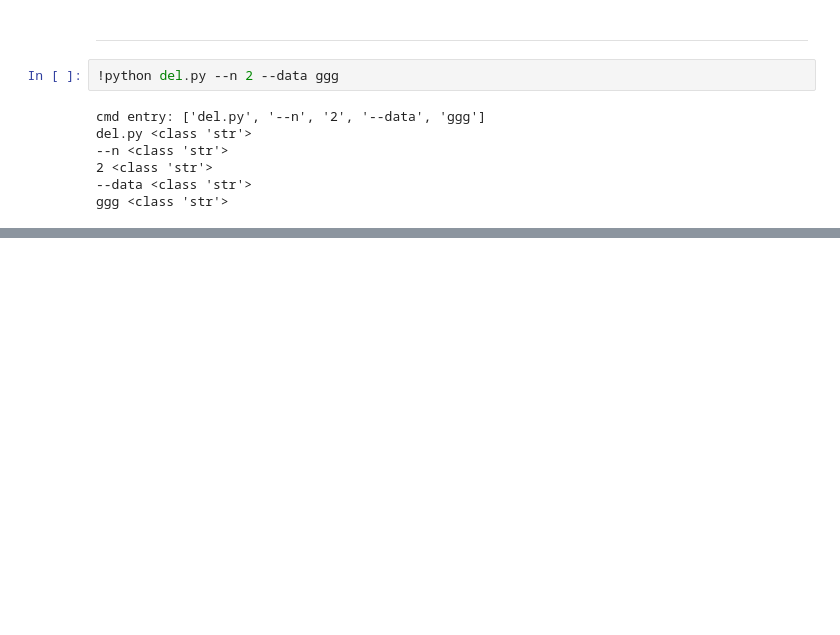
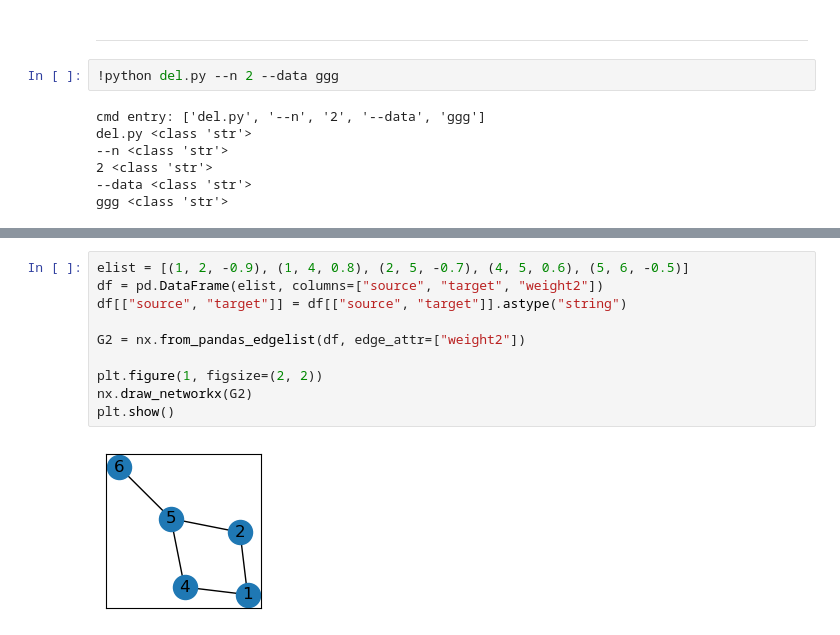
Before and after one commit to win7/GNN_Unsupervised, a Jupyter notebook: test.ipynb, the cells around one changed output, grey strips where cells are left out. Saved outputs shown, nothing was run; the diff lists cells and outputs as text; blank space fills up the shorter version.

```diff
--- a/test.ipynb
+++ b/test.ipynb
@@ -310,0 +337,12 @@ ggg <class 'str'>
+# %%
+elist = [(1, 2, -0.9), (1, 4, 0.8), (2, 5, -0.7), (4, 5, 0.6), (5, 6, -0.5)]
+df = pd.DataFrame(elist, columns=["source", "target", "weight2"])
+df[["source", "target"]] = df[["source", "target"]].astype("string")
+
+G2 = nx.from_pandas_edgelist(df, edge_attr=["weight2"])
+
+plt.figure(1, figsize=(2, 2))
+nx.draw_networkx(G2)
+plt.show()
+# %% [output]
+[figure, added]
```
Also changed, not shown: parts of 13 cells of this notebook, 5 other files.
